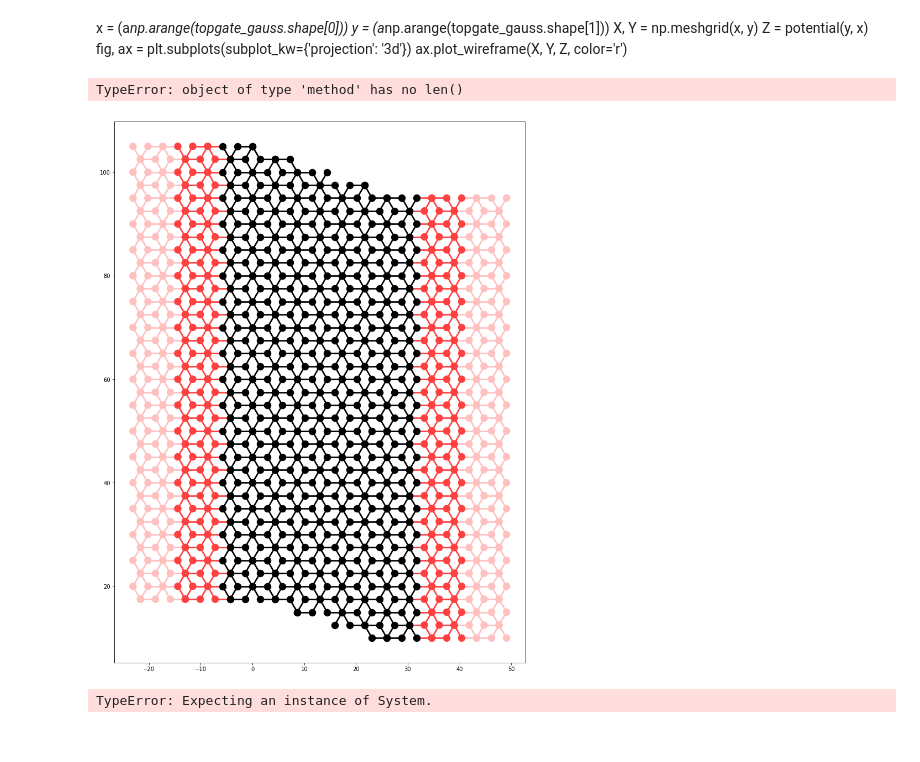
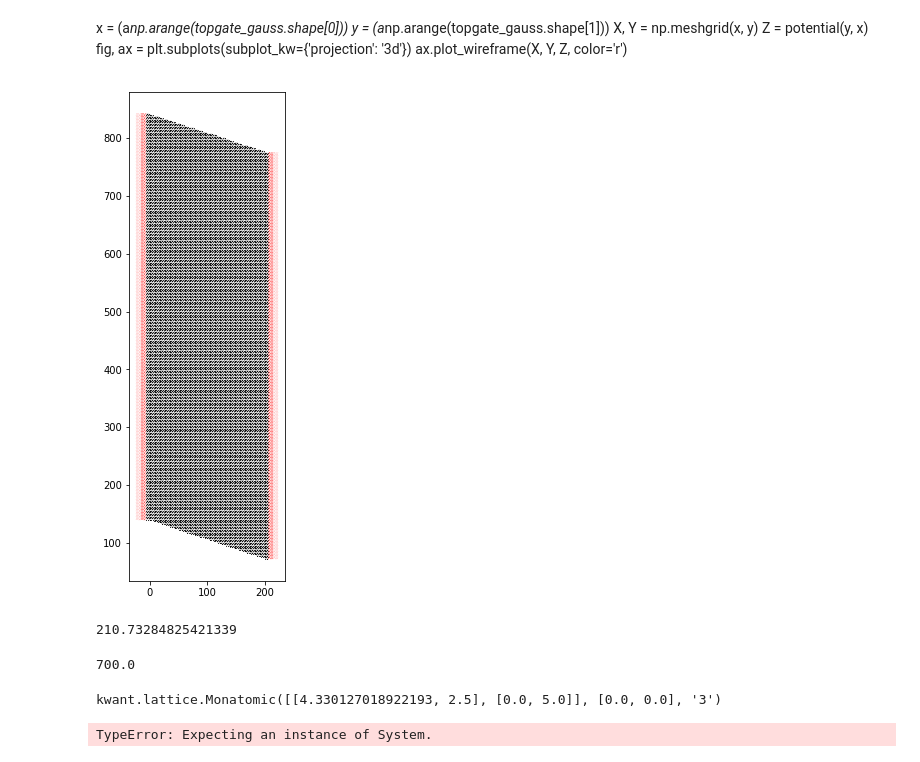
Before and after one commit to NeroCorleone/thesis, a Jupyter notebook: code/setup.ipynb, the cells around one changed output. Cells and saved outputs as stored; diff of their text form; code cells hidden in the pictures.

```diff
--- a/code/setup.ipynb
+++ b/code/setup.ipynb
@@ -51,8 +33,8 @@ T = delta / 2
 eta = 2.5
 gamma = 0.4
 at = 5
-a = 0.05
-#a = 0.4
+#a = 0.05
+a = 0.4
 
 bilayer =  kwant.lattice.general([(at*np.sqrt(3)/2, at*1/2), (0, at*1)],
                                  [(0, 0.0), (at*1 / (2*np.sqrt(3)), at*1/2),
@@ -186,7 +168,7 @@ def make_system():
 
 
     system.attach_lead(lead_2)
-    #system = system.finalized()
+    system = system.finalized()
     system.leads = [TRIInfiniteSystem(lead, trs) for lead in system.leads]#
     return(system)
 # %%
@@ -199,13 +181,9 @@ def family_colors(site):
 # %%
 system = make_system()
 #system = system.finalized()
-# %%
-[system.sites[i].pos for i in range(len(system.sites))]
-# %% [output]
-TypeError: object of type 'method' has no len()
 # %%
-fig = kwant.plotter.plot(system, fig_size=(32, 18), )
+fig = kwant.plotter.plot(system, fig_size=(16, 9), )
 #site_color=family_colors)
 #fig.savefig('fullbarrier_midsize.png')
 # %% [output]
-[figure, old version]
+[figure, new version]
@@ -211,0 +193,4 @@ fig = kwant.plotter.plot(system, fig_size=(32, 18), )
+# %%
+max(unique_x) - min(unique_x)
+# %% [output]
+210.73284825421339
@@ -212,3 +199,11 @@ fig = kwant.plotter.plot(system, fig_size=(32, 18), )
+# %%
+max(xzero)[1] - min(xzero)[1]
+# %% [output]
+700.0
+# %%
+system.sites[0].family
+# %% [output]
+kwant.lattice.Monatomic([[4.330127018922193, 2.5], [0.0, 5.0]], [0.0, 0.0], '3')
 # %%
 par = SimpleNamespace(t=1, eta=2.5, gamma1=0.4, B=0.0, v_sg=-0.6, v_bg=0.2)
 ldos = kwant.ldos(system, args=[par])
```
Also changed, not shown: parts of 4 cells of this notebook, 1 other file.
